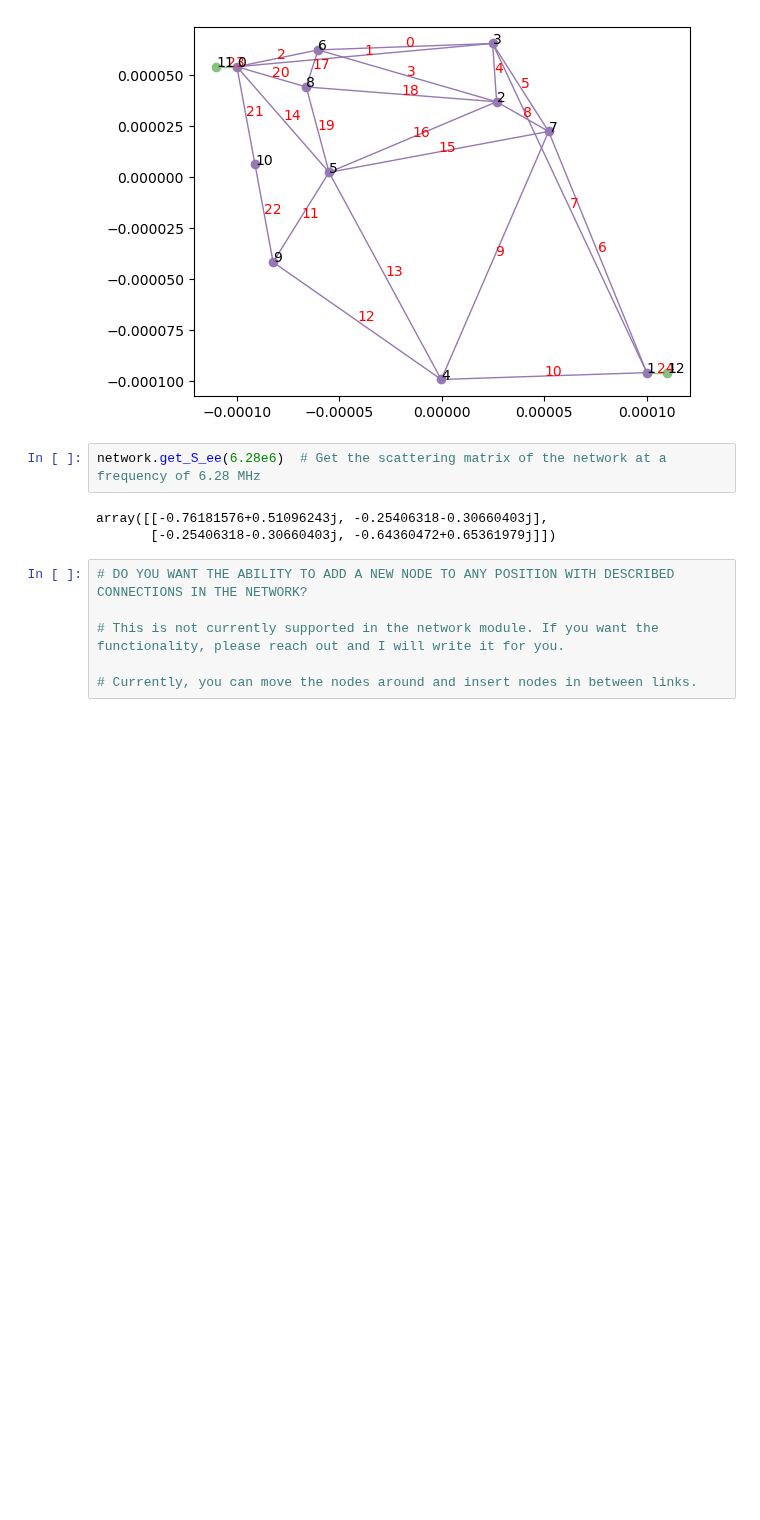
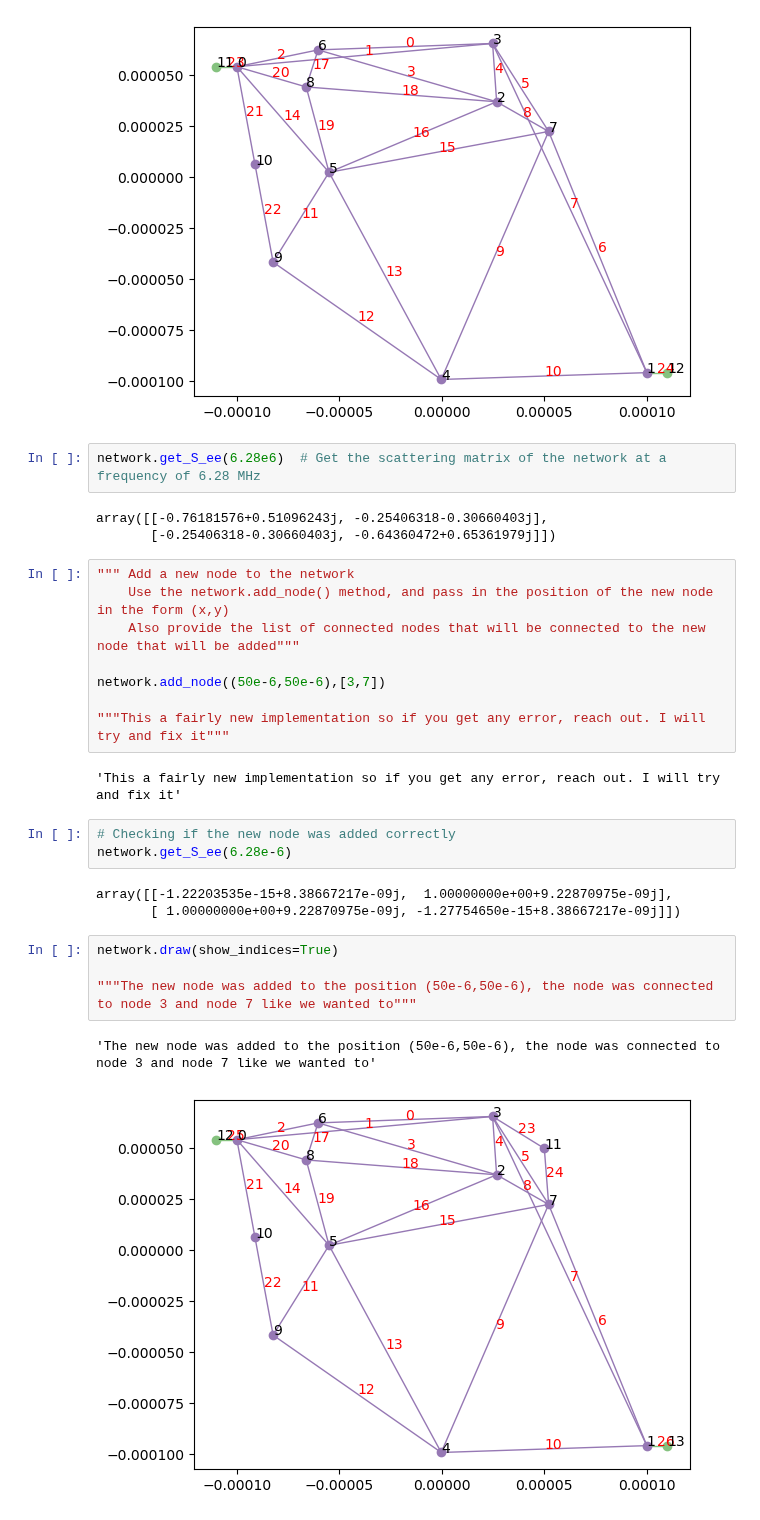
Before and after one commit to Optical-Theory-Group/networklibrary, a Jupyter notebook: examples/network_basics.ipynb, the cells around one changed output. Cells and saved outputs as stored; diff of their text form; blank space fills up the shorter version.

Commit message:
added a add_node and add_link method in the network.py file. also updated the network_basics.ipynb file correspondingly. Also added a test file checking it.

```diff
--- a/examples/network_basics.ipynb
+++ b/examples/network_basics.ipynb
@@ -226,8 +228,25 @@ network.get_S_ee(6.28e6)  # Get the scattering matrix of the network at a freque
 array([[-0.76181576+0.51096243j, -0.25406318-0.30660403j],
        [-0.25406318-0.30660403j, -0.64360472+0.65361979j]])
 # %%
-# DO YOU WANT THE ABILITY TO ADD A NEW NODE TO ANY POSITION WITH DESCRIBED CONNECTIONS IN THE NETWORK?
+""" Add a new node to the network
+    Use the network.add_node() method, and pass in the position of the new node in the form (x,y)
+    Also provide the list of connected nodes that will be connected to the new node that will be added"""
 
-# This is not currently supported in the network module. If you want the functionality, please reach out and I will write it for you.
+network.add_node((50e-6,50e-6),[3,7])
 
-# Currently, you can move the nodes around and insert nodes in between links.
+"""This a fairly new implementation so if you get any error, reach out. I will try and fix it"""
+# %% [output]
+'This a fairly new implementation so if you get any error, reach out. I will try and fix it'
+# %%
+# Checking if the new node was added correctly
+network.get_S_ee(6.28e-6)
+# %% [output]
+array([[-1.22203535e-15+8.38667217e-09j,  1.00000000e+00+9.22870975e-09j],
+       [ 1.00000000e+00+9.22870975e-09j, -1.27754650e-15+8.38667217e-09j]])
+# %%
+network.draw(show_indices=True)
+
+"""The new node was added to the position (50e-6,50e-6), the node was connected to node 3 and node 7 like we wanted to"""
+# %% [output]
+'The new node was added to the position (50e-6,50e-6), the node was connected to node 3 and node 7 like we wanted to'
+[figure, added]
```
Also changed, not shown: parts of 5 cells of this notebook, 2 other files.
